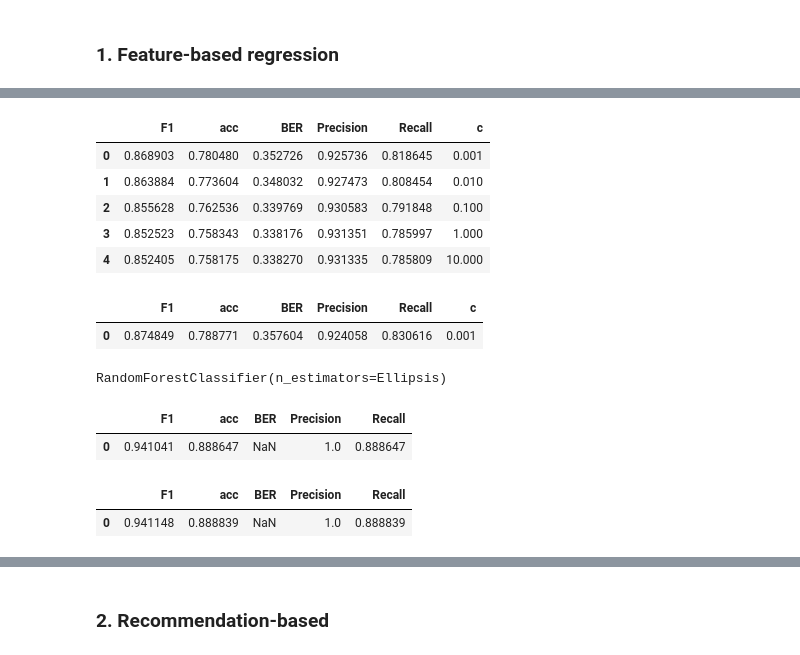
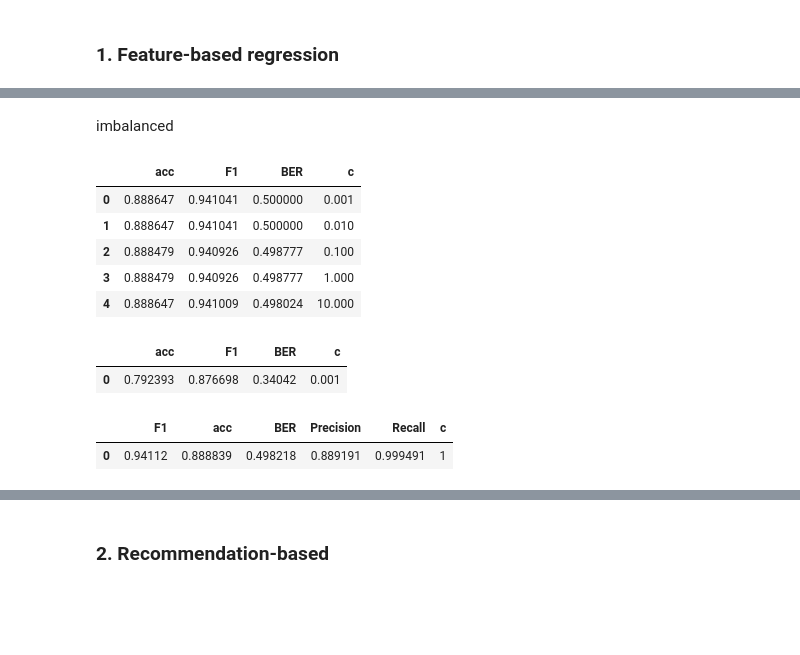
Before and after one commit to Renoyyz233/ECE253_assignment2, a Jupyter notebook: Recommend_Model.ipynb, the cells around one changed output, grey strips where cells are left out. Saved outputs shown, nothing was run; the diff lists cells and outputs as text; code cells hidden in the pictures; blank space fills up the shorter version.

```diff
--- a/Recommend_Model.ipynb
+++ b/Recommend_Model.ipynb
@@ -101,7 +103,7 @@ array(['Hosea1811', 203140, 2893, True, 'Very profesional', True, 1],
 # %%
 def evaluate(y1,y2,detail=False):
     if not detail:
-        return accuracy_score(y1,y2), f1_score(y1,y2)
+        return accuracy_score(y1,y2), f1_score(y1,y2), 1-balanced_accuracy_score(y1,y2)
     else:
         TN, FP, FN, TP = confusion_matrix(y1,y2).ravel()
         BER = (FP/(TN+FP) + FN/(FN+TP))/2
@@ -193,0 +183,9 @@ _Kate_Upton 218620 user miss!
+# %%
+c_list = [1e-10,1e-8,1e-6,1e-5,1e-4,1e-3,1e-2,1e-1,1,10]
+res1_valid = []
+for c in c_list:
+    # 记得再考虑 balance！！！！
+    reg = linear_model.LogisticRegression(C=c, random_state=0, class_weight='balanced').fit(train_clean, y_train)
+    y1_valid = reg.predict(valid_clean)
+    acc, F1, BER= evaluate(y_valid,y1_valid)
+    res1_valid.append((acc, F1, BER, c))
@@ -194,55 +215,44 @@ _Kate_Upton 218620 user miss!
+# %% [markdown]
+imbalanced
 # %%
 c_list = [1e-3,1e-2,1e-1,1,10]
 res1_valid = []
 for c in c_list:
     # 记得再考虑 balance！！！！
-    reg = linear_model.LogisticRegression(C=c, random_state=0, class_weight='balanced').fit(train_clean, y_train)
+    reg = linear_model.LogisticRegression(C=c, random_state=0).fit(train_clean, y_train)
     y1_valid = reg.predict(valid_clean)
-    TN1_valid, FP1_valid, FN1_valid, TP1_valid, \
-    BER1_valid,PREC1_valid,RECALL1_valid,F11_valid,acc1_valid = evaluate(y_valid,y1_valid,True)
-    res1_valid.append((F11_valid,acc1_valid,BER1_valid,PREC1_valid,RECALL1_valid,c))
+    acc, F1, BER= evaluate(y_valid,y1_valid)
+    res1_valid.append((acc, F1, BER, c))
 # %%
-pd.DataFrame(res1_valid,columns = ['F1', 'acc', 'BER', 'Precision', 'Recall','c'])
+pd.DataFrame(res1_valid,columns = ['acc', 'F1', 'BER','c'])
 # %% [output]
-|  | F1 | acc | BER | Precision | Recall | c |
-| 0 | 0.868903 | 0.780480 | 0.352726 | 0.925736 | 0.818645 | 0.001 |
-| 1 | 0.863884 | 0.773604 | 0.348032 | 0.927473 | 0.808454 | 0.010 |
-| 2 | 0.855628 | 0.762536 | 0.339769 | 0.930583 | 0.791848 | 0.100 |
-| 3 | 0.852523 | 0.758343 | 0.338176 | 0.931351 | 0.785997 | 1.000 |
-| 4 | 0.852405 | 0.758175 | 0.338270 | 0.931335 | 0.785809 | 10.000 |
+|  | acc | F1 | BER | c |
+| 0 | 0.888647 | 0.941041 | 0.500000 | 0.001 |
+| 1 | 0.888647 | 0.941041 | 0.500000 | 0.010 |
+| 2 | 0.888479 | 0.940926 | 0.498777 | 0.100 |
+| 3 | 0.888479 | 0.940926 | 0.498777 | 1.000 |
+| 4 | 0.888647 | 0.941009 | 0.498024 | 10.000 |
 # %%
 c = 1e-3
 reg = linear_model.LogisticRegression(C=c, random_state=0, class_weight='balanced').fit(train_clean, y_train)
 y1_test = reg.predict(test_clean)
-TN1_test, FP1_test, FN1_test, TP1_test, \
-BER1_test,PREC1_test,RECALL1_test,F11_test,acc1_test = evaluate(y_test,y1_test,True)
-res1_test = [F11_test, acc1_test, BER1_test, PREC1_test, RECALL1_test,c]
-pd.DataFrame([res1_test],columns = ['F1', 'acc', 'BER', 'Precision', 'Recall','c'])
+acc, F1, BER= evaluate(y_test,y1_test)
+res2_test=(acc, F1, BER, c)
+
+pd.DataFrame([res2_test],columns = ['acc', 'F1', 'BER','c'])
 # %% [output]
-|  | F1 | acc | BER | Precision | Recall | c |
-| 0 | 0.874849 | 0.788771 | 0.357604 | 0.924058 | 0.830616 | 0.001 |
+|  | acc | F1 | BER | c |
+| 0 | 0.792393 | 0.876698 | 0.34042 | 0.001 |
+# %%
+c = 1
+reg = linear_model.LogisticRegression(C=c, random_state=0).fit(train_clean, y_train)
+y1_test = reg.predict(test_clean)
+acc, F1, BER= evaluate(y_test,y1_test)
+res2_test=(acc, F1, BER, c)
+
+pd.DataFrame([res2_test],columns = ['acc', 'F1', 'BER','c'])
+# %% [output]
+|  | F1 | acc | BER | Precision | Recall | c |
+| 0 | 0.94112 | 0.888839 | 0.498218 | 0.889191 | 0.999491 | 1 |
 # %%
 from sklearn.ensemble import RandomForestClassifier
-clf = RandomForestClassifier(max_depth=2, random_state=0)
-clf.fit(train_clean, y_train)
-RandomForestClassifier(...)
-# %% [output]
-RandomForestClassifier(n_estimators=Ellipsis)
-# %%
-y2_valid = clf.predict(valid_clean)
-TN2_valid, FP2_valid, FN2_valid, TP2_valid, \
-BER2_valid,PREC2_valid,RECALL2_valid,F12_valid,acc2_valid = evaluate(y2_valid,y_valid,True)
-res2_valid = [F12_valid, acc2_valid, BER2_valid, PREC2_valid, RECALL2_valid]
-pd.DataFrame([res2_valid],columns = ['F1', 'acc', 'BER', 'Precision', 'Recall'])
-# %% [output]
-|  | F1 | acc | BER | Precision | Recall |
-| 0 | 0.941041 | 0.888647 | NaN | 1.0 | 0.888647 |
-# %%
-y2_test = clf.predict(test_clean)
-TN2_test, FP2_test, FN2_test, TP2_test, \
-BER2_test,PREC2_test,RECALL2_test,F12_test,acc2_test = evaluate(y2_test,y_test,True)
-res2_test = [F12_test, acc2_test, BER2_test, PREC2_test, RECALL2_test]
-pd.DataFrame([res2_test],columns = ['F1', 'acc', 'BER', 'Precision', 'Recall'])
-# %% [output]
-|  | F1 | acc | BER | Precision | Recall |
-| 0 | 0.941148 | 0.888839 | NaN | 1.0 | 0.888839 |
```
Also changed, not shown: parts of 19 cells of this notebook, 1 other file.
